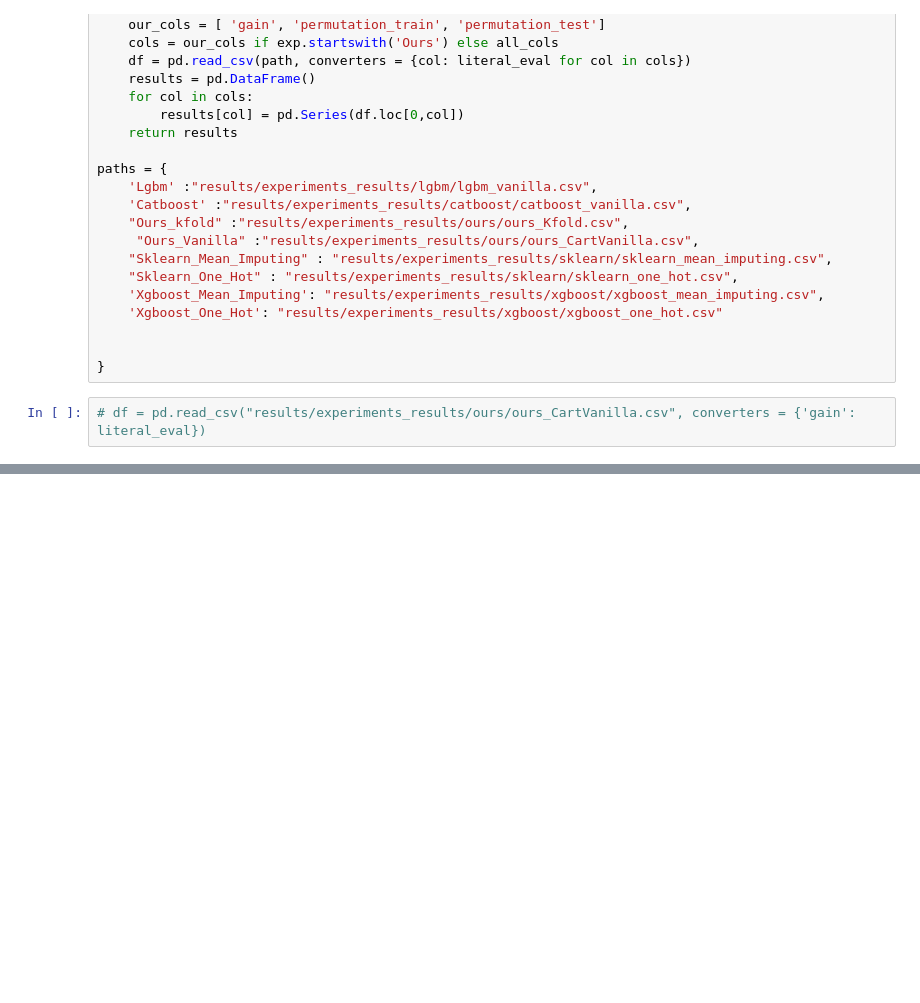
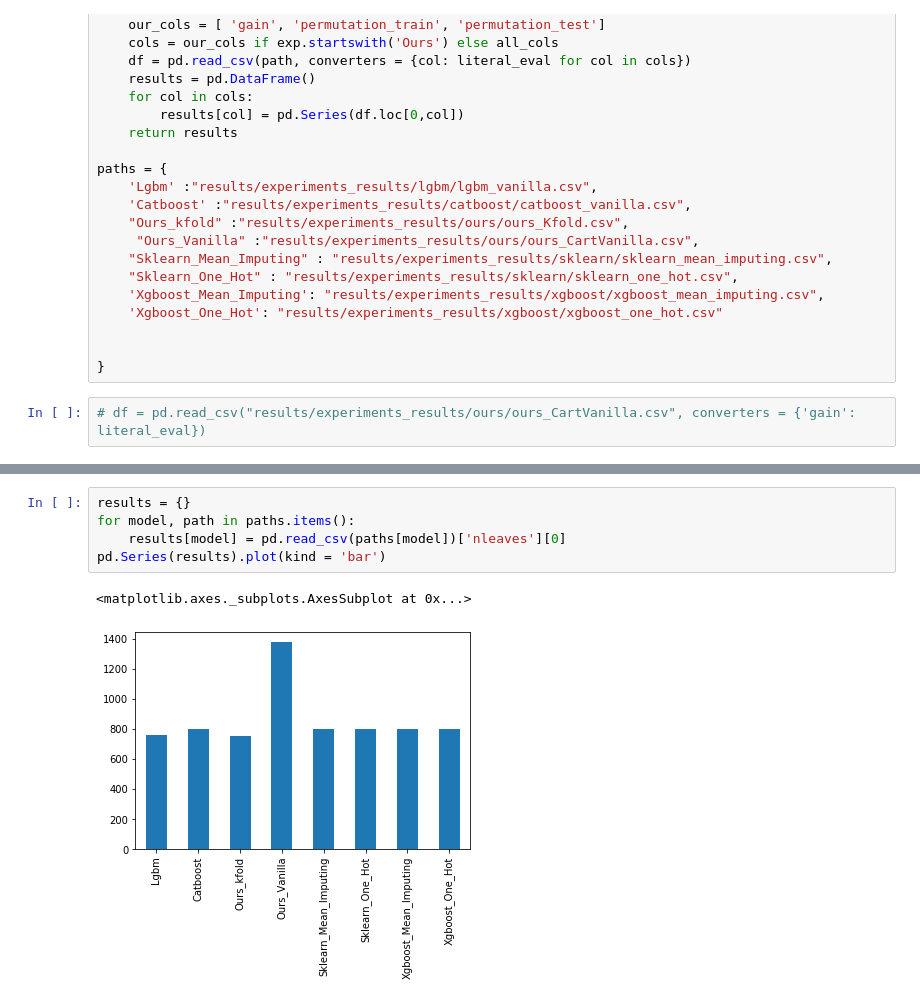
Before and after one commit to AfekIlayAdler/CrossValidatedFeatureSelection, a Jupyter notebook: experiments/bike_rentals_regression/plot_results.ipynb, the cells around one changed output, grey strips where cells are left out. Saved outputs shown, nothing was run; the diff lists cells and outputs as text; blank space fills up the shorter version.

Commit message:
added rmse and ntrees nleaves

```diff
--- a/experiments/bike_rentals_regression/plot_results.ipynb
+++ b/experiments/bike_rentals_regression/plot_results.ipynb
@@ -50,3 +52,11 @@ for k, v in paths.items():
 [figure]
 [figure]
 [figure]
+# %%
+results = {}
+for model, path in paths.items():
+    results[model] = pd.read_csv(paths[model])['nleaves'][0]
+pd.Series(results).plot(kind = 'bar')
+# %% [output]
+<matplotlib.axes._subplots.AxesSubplot at 0x...>
+[figure, added]
```
Also changed, not shown: parts of 4 cells of this notebook, 1 other file.
